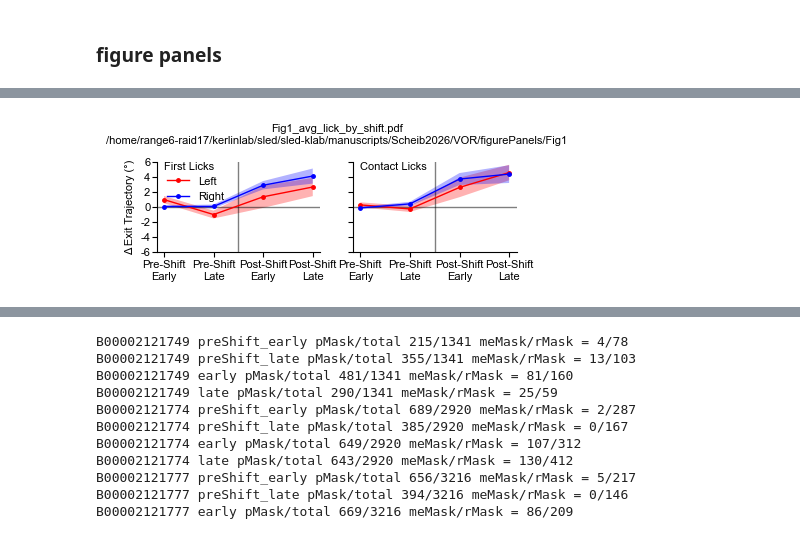
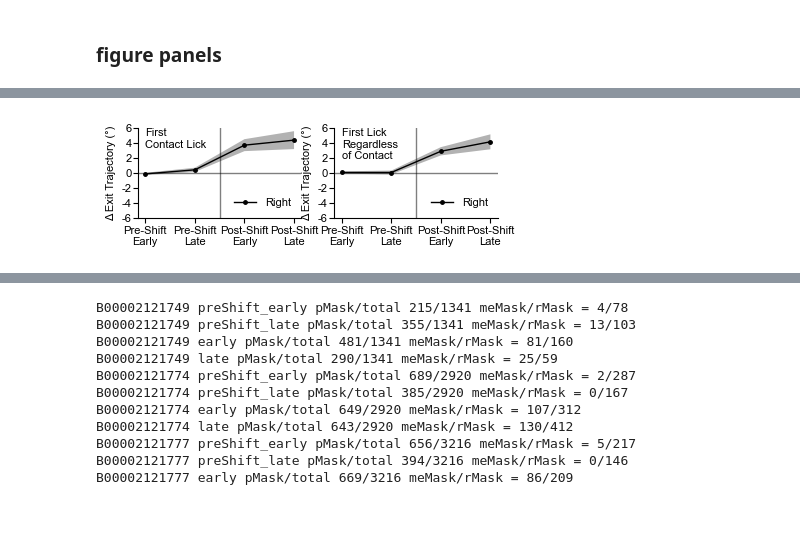
Before and after one commit to kerlin-lab/Scheib_2026, a Jupyter notebook: Figures/Fig1.ipynb, the cells around one changed output, grey strips where cells are left out. Drawn from its saved outputs; the diff is of its cells as text; code cells hidden in the pictures.

```diff
--- a/Figures/Fig1.ipynb
+++ b/Figures/Fig1.ipynb
@@ -2565,23 +1077,3 @@ for anm in anms:
         statsAny[f'{phase}_ratio'].append(ratio)
 
         statsAny[f'{phase}_err_toCorrect'].append(nAny/np.sum(paMask))
-
-fig, axs = plt.subplots(1,2,figsize = [5,3],tight_layout = True, sharey = True)
-colors = ['darkred', 'darkblue', 'k', 'k']
-errLabels = ['DE', 'ME', 'DE/DE+ME', 'errors']
-for a, ax in enumerate(axs):
-    if a == 0:
-        phase = 'pre'
-    else:
-        phase = 'post'
-    pMe = statsAny[f'{phase}_percME']
-    pDe = statsAny[f'{phase}_percDE']
-    ratio = statsAny[f'{phase}_ratio']
-    errors = statsAny[f'{phase}_err_toCorrect']
-    errs = [pDe, pMe, ratio, errors]
-    for e, err in enumerate(errs):
-        median = np.nanmedian(err)
-        print(phase, errLabels[e], f'{median:.03f}')
-        sem = np.nanstd(err)/np.sqrt(np.sum(np.isfinite(err)))
-        ax.bar(e, median, yerr = sem, color = colors[e], alpha = 0.5)
-    print('')
@@ -2886,7 +1197,5 @@ Post Shift Decision n = 754
 # %%
-figName = 'Fig1_avg_lick_by_shift.pdf'
-yticks = [-6,-4,-2,0,2,4,6]
-ylim = [-6,6]
+figName = 'Fig1_avg_lick_by_shift_R_ONLY.pdf'
 gridspec_kw=dict(
     left=0.05,
     right=0.95,
@@ -2899,10 +1208,9 @@ gridspec_kw=dict(
 colors = [(1,0,0),(0,0,1)]
 fontsize = 8
 figsize = [4,1]
-titles = ['First Licks', 'Contact Licks']
+titles = ['First\nContact Lick','First Lick\nRegardless\nof Contact']
 CI = 68
 error = 'std'
-# ylim = [-7,3]
 if error == 'CI':
     errorLabel = "mean±"+str(CI)+"% CI"
 elif error == 'sem':
@@ -2910,11 +1218,12 @@ elif error == 'sem':
 elif error == 'std':
     errorLabel = "mean±SD"
 nBoot = 10000
-
+yticks = [-6,-4,-2,0,2,4,6]
+ylim = [-6,6]
 allBooted = []
 
-fig,axs = jsm.clean_subplots(1,2,figsize,constrained_layout=True,sharey = True, sharex=True, gridspec_kw = gridspec_kw)
-axs = np.squeeze(axs)
+fig,axs = jsm.clean_subplots(1,2,figsize,constrained_layout=True,sharey = False, sharex=True, gridspec_kw = gridspec_kw)
+axs = list(np.squeeze(axs))
 for q in range(2):
     ax = axs[q]
     ax.axhline(0,color = (0,0,0), linestyle = '-', lw = 1, alpha = 0.5)
@@ -2924,9 +1233,9 @@ for q in range(2):
     for a, anm in enumerate(anms):
         anmData = allAnmParams[anm]
         if q == 0:
+            dists = allAnmParams[anm]['cAngles']
+        else:
             dists = allAnmParams[anm]['fAngles']
-        else:
-            dists = allAnmParams[anm]['cAngles']
         tracker = anmData['tracker']
         me = anmData['me']
 
@@ -2947,68 +1256,60 @@ for q in range(2):
             pME = me[pMask]
             pDists = dists[pMask]
 
-            # these should be pDists<0 and >0
             rMask = np.logical_or(pT[:,2]==0,np.logical_and(pME,pT[:,2]==5))
             lMask = np.logical_or(pT[:,2]==1,np.logical_and(pME,pT[:,2]==6))
 
             anmR[p] = np.nanmean(pDists[rMask])-preR
             anmL[p] = np.nanmean(pDists[lMask])-preL
 
         base['Left'][a,:] = (anmL)*-1
         base['Right'][a,:] = (anmR)*-1
 
     base['Left'] = np.vstack(base['Left'])
     base['Right'] = np.vstack(base['Right'])
     booted = {'Left': np.zeros([nBoot,4]), 'Right': np.zeros([nBoot,4])}
 
     for i in range(nBoot):
         bAnms = np.random.choice(np.arange(len(anms)), len(anms))
         booted['Left'][i,:] = np.nanmean(base['Left'][bAnms,:],axis = 0)
         booted['Right'][i,:] = np.nanmean(base['Right'][bAnms,:],axis = 0)
 
     for i,side in enumerate(['Left', 'Right']):
-        data = booted[side] #boot, phase
-        mean = np.nanmean(data,axis = 0)
-        med = np.nanmedian(data,axis = 0)
-        std = np.nanstd(data,axis = 0, ddof = 1)
-        low,high = np.nanpercentile(data, [100-(CI+((100-CI)/2)),(CI+((100-CI)/2))], axis = 0)
-        if error == 'CI':
-            mainPlot = med
-            errorLow = low
-            errorHigh = high
-        elif error == 'sem':
-            mainPlot = mean
-            errorLow = mean-sem
-            errorHigh = mean+sem
-        elif error == 'std':
-            mainPlot = mean
-            errorLow = mean-std
-            errorHigh = mean+std
-        ax.fill_between(np.arange(4), errorLow, errorHigh, color = colors[i], alpha = 0.3,edgecolor = 'none')
-        ax.plot(['Pre-Shift\nEarly','Pre-Shift\nLate','Post-Shift\nEarly','Post-Shift\nLate'], mainPlot, '.-', lw = 1, ms = 5, color = colors[i], label = f'{side}')
+        if side == 'Right':
+            data = booted[side] #boot, phase
+            mean = np.nanmean(data,axis = 0)
+            std = np.nanstd(data,axis = 0, ddof = 1)
+            low,high = np.nanpercentile(data, [100-(CI+((100-CI)/2)),(CI+((100-CI)/2))], axis = 0)
+            if error == 'CI':
+                mainPlot = med
+                errorLow = low
+                errorHigh = high
+            elif error == 'sem':
+                mainPlot = mean
+                errorLow = mean-sem
+                errorHigh = mean+sem
+            elif error == 'std':
+                mainPlot = mean
+                errorLow = mean-std
+                errorHigh = mean+std
+            ax.fill_between(np.arange(4), errorLow, errorHigh, color = (0,0,0), alpha = 0.3,edgecolor = 'none')
+            ax.plot(['Pre-Shift\nEarly','Pre-Shift\nLate','Post-Shift\nEarly','Post-Shift\nLate'], mainPlot, '.-', lw = 1, ms = 5, color = (0,0,0), label = f'{side}')
 
     ax.text(0,ylim[1],titles[q],ha='left',va='top',fontsize=fontsize)
     allBooted.append(booted)
-
 for a,ax in enumerate(axs):
     x = 0
     y = .95
-    if a == 0:
-        # ax.set_ylabel('Distance\nfrom PreShift\n('+errorLabel+')',fontsize=fontsize)
-        ax.set_ylabel(f'Δ Exit Trajectory (°)',fontsize=fontsize)
-        # ax.legend(frameon=False,fontsize=fontsize,loc = 'lower left')
-        ax.legend(frameon=False,fontsize=fontsize,loc = 'upper left',bbox_to_anchor=(x, y))
+    ax.set_ylabel(f'Δ Exit Trajectory (°)',fontsize=fontsize)
+    ax.legend(frameon=False,fontsize=fontsize,loc = 'lower right')
+    ax.spines[['top','right']].set_visible(False)
     ax.set_ylim(ylim)
     ax.set_yticks(yticks)
-    ax.spines[['top','right']].set_visible(False)
     ax.tick_params(axis='x', which='major', labelsize=fontsize,pad= 2) #
     ax.tick_params(axis='y', which='major', labelsize=fontsize,pad= 1) #
-    ax.set_ylim(ylim)
-jsm.set_dynamic_suptitle(fig,figName+"\n"+str(figSaveDir)+"\n",margin = 0.1,\
-            fontsize=fontsize,color=(0,0,0),va='bottom')
+
 plt.show()
-if PDF_export_active:
-    with PdfPages(os.path.join(figSaveDir,figName)) as pdf:
-        pdf.savefig(fig,bbox_inches='tight',pad_inches=0.05,dpi=600)  # saves the current figure into a pdf page
+with maybe_pdf(os.path.join(FIG_EXPORT_DIR,figName)) as pdf:
+    pdf.savefig(fig,bbox_inches='tight',pad_inches=0.05,dpi=600)  # saves the current figure into a pdf page
 # %% [output]
-[figure, old version]
+[figure, new version]
```
Also changed, not shown: parts of 44 cells of this notebook, 9 other files.
